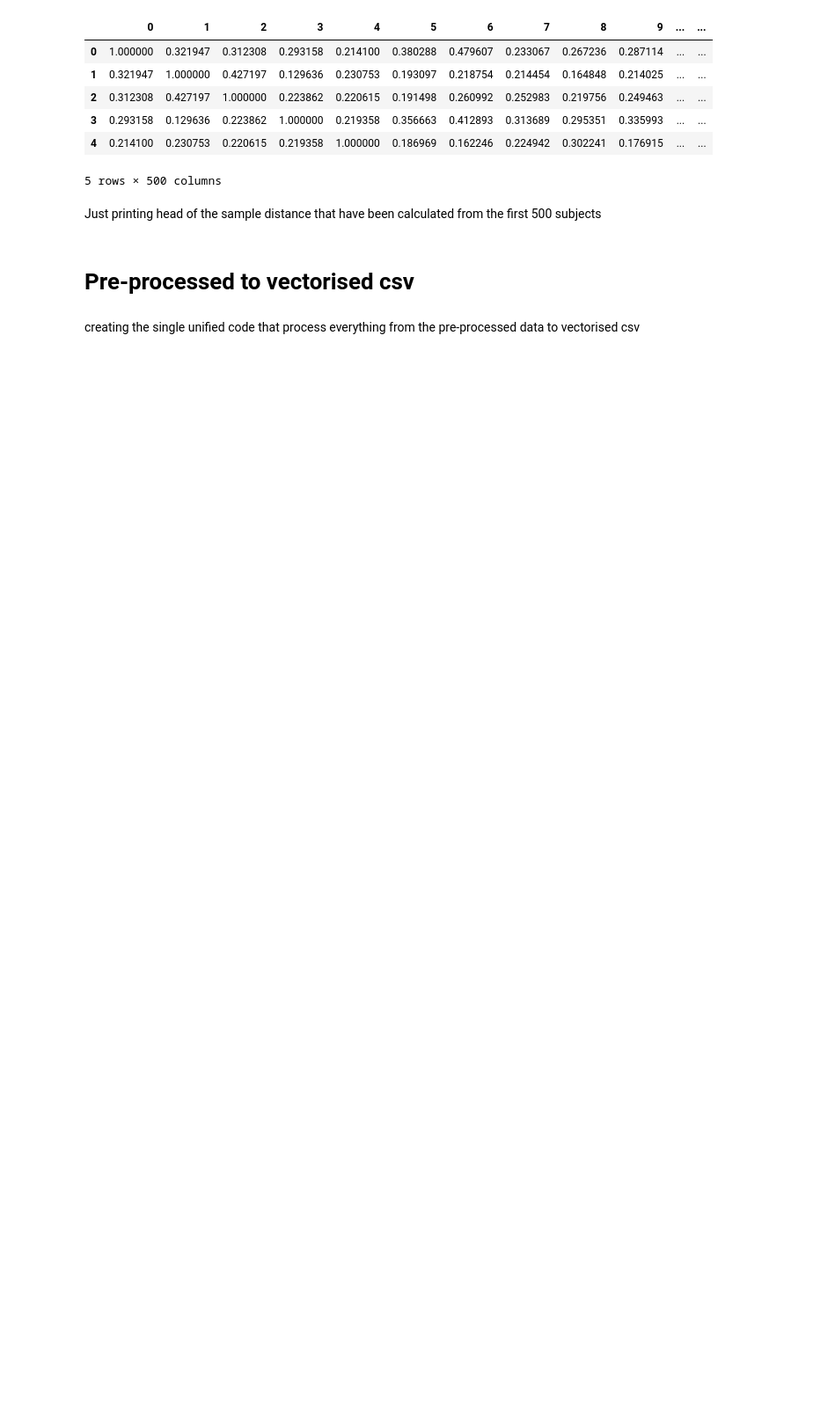
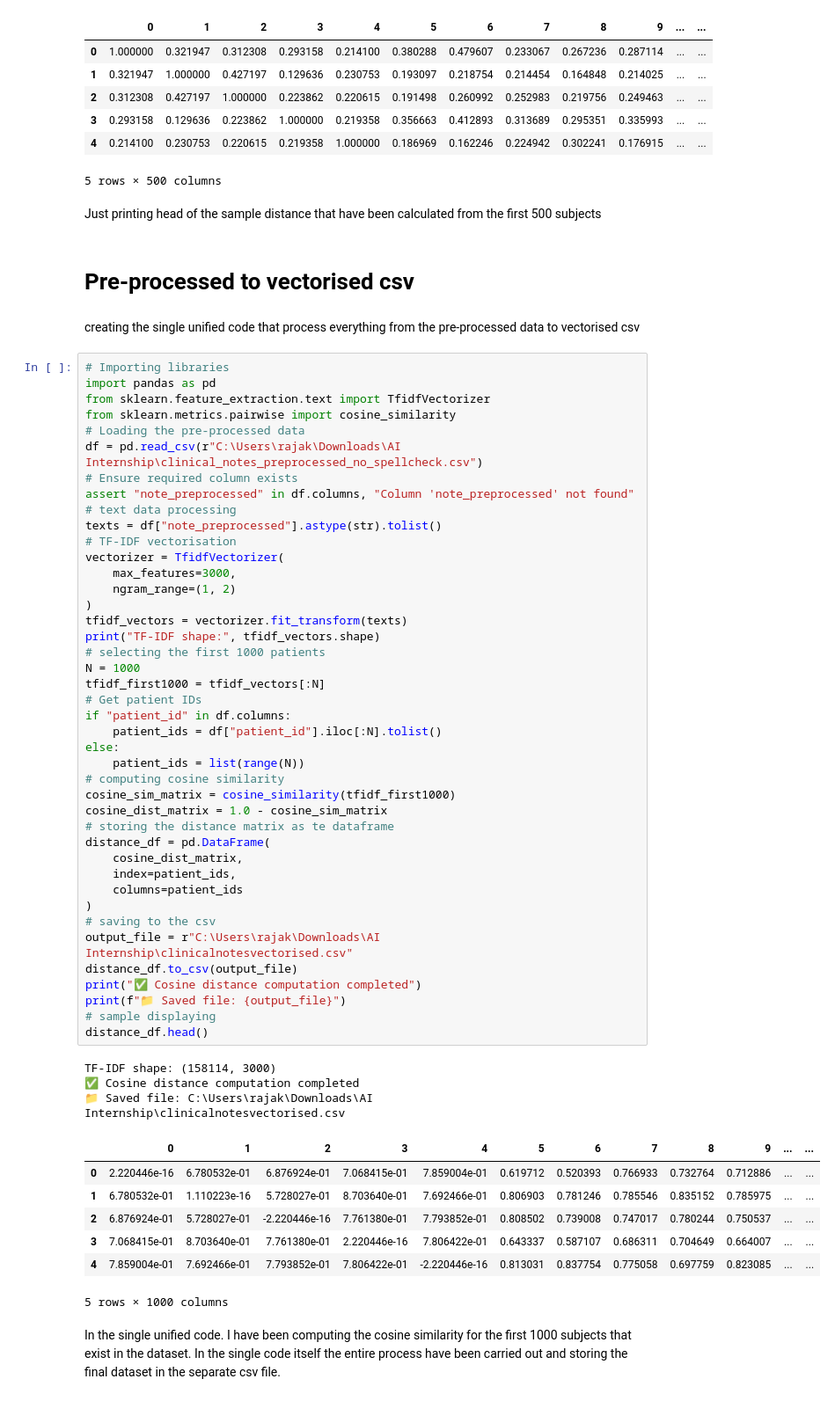
Before and after one commit to rajagowtham0/Week-2, a Jupyter notebook: Week2-Day3.ipynb, the cells around one changed output. Shown at 88% size. Saved outputs shown, nothing was run; the diff lists cells and outputs as text; blank space fills up the shorter version.

Commit message:
Created single unified code for finding the cosine similarity

```diff
--- a/Week2-Day3.ipynb
+++ b/Week2-Day3.ipynb
@@ -223,3 +223,58 @@ Just printing head of the sample distance that have been calculated from the fir
 # Pre-processed to vectorised csv
 # %% [markdown]
 creating the single unified code that process everything from the pre-processed data to vectorised csv
+# %%
+# Importing libraries
+import pandas as pd
+from sklearn.feature_extraction.text import TfidfVectorizer
+from sklearn.metrics.pairwise import cosine_similarity
+# Loading the pre-processed data
+df = pd.read_csv(r"C:\Users\rajak\Downloads\AI Internship\clinical_notes_preprocessed_no_spellcheck.csv")
+# Ensure required column exists
+assert "note_preprocessed" in df.columns, "Column 'note_preprocessed' not found"
+# text data processing
+texts = df["note_preprocessed"].astype(str).tolist()
+# TF-IDF vectorisation
+vectorizer = TfidfVectorizer(
+    max_features=3000,
+    ngram_range=(1, 2)
+)
+tfidf_vectors = vectorizer.fit_transform(texts)
+print("TF-IDF shape:", tfidf_vectors.shape)
+# selecting the first 1000 patients
+N = 1000
+tfidf_first1000 = tfidf_vectors[:N]
+# Get patient IDs
+if "patient_id" in df.columns:
+    patient_ids = df["patient_id"].iloc[:N].tolist()
+else:
+    patient_ids = list(range(N))
+# computing cosine similarity
+cosine_sim_matrix = cosine_similarity(tfidf_first1000)
+cosine_dist_matrix = 1.0 - cosine_sim_matrix
+# storing the distance matrix as te dataframe
+distance_df = pd.DataFrame(
+    cosine_dist_matrix,
+    index=patient_ids,
+    columns=patient_ids
+)
+# saving to the csv
+output_file = r"C:\Users\rajak\Downloads\AI Internship\clinicalnotesvectorised.csv"
+distance_df.to_csv(output_file)
+print("✅ Cosine distance computation completed")
+print(f"📁 Saved file: {output_file}")
+# sample displaying
+distance_df.head()
+# %% [output]
+TF-IDF shape: (158114, 3000)
+✅ Cosine distance computation completed
+📁 Saved file: C:\Users\rajak\Downloads\AI Internship\clinicalnotesvectorised.csv
+|  | 0 | 1 | 2 | 3 | 4 | 5 | 6 | 7 | 8 | 9 | ... | ... |
+| 0 | 2.220446e-16 | 6.780532e-01 | 6.876924e-01 | 7.068415e-01 | 7.859004e-01 | 0.619712 | 0.520393 | 0.766933 | 0.732764 | 0.712886 | ... | ... |
+| 1 | 6.780532e-01 | 1.110223e-16 | 5.728027e-01 | 8.703640e-01 | 7.692466e-01 | 0.806903 | 0.781246 | 0.785546 | 0.835152 | 0.785975 | ... | ... |
+| 2 | 6.876924e-01 | 5.728027e-01 | -2.220446e-16 | 7.761380e-01 | 7.793852e-01 | 0.808502 | 0.739008 | 0.747017 | 0.780244 | 0.750537 | ... | ... |
+| 3 | 7.068415e-01 | 8.703640e-01 | 7.761380e-01 | 2.220446e-16 | 7.806422e-01 | 0.643337 | 0.587107 | 0.686311 | 0.704649 | 0.664007 | ... | ... |
+| 4 | 7.859004e-01 | 7.692466e-01 | 7.793852e-01 | 7.806422e-01 | -2.220446e-16 | 0.813031 | 0.837754 | 0.775058 | 0.697759 | 0.823085 | ... | ... |
+5 rows × 1000 columns
+# %% [markdown]
+In the single unified code. I have been computing the cosine similarity for the first 1000 subjects that exist in the dataset. In the single code itself the entire process have been carried out and storing the final dataset in the separate csv file.
```
Also changed, not shown: parts of 1 cell of this notebook.
